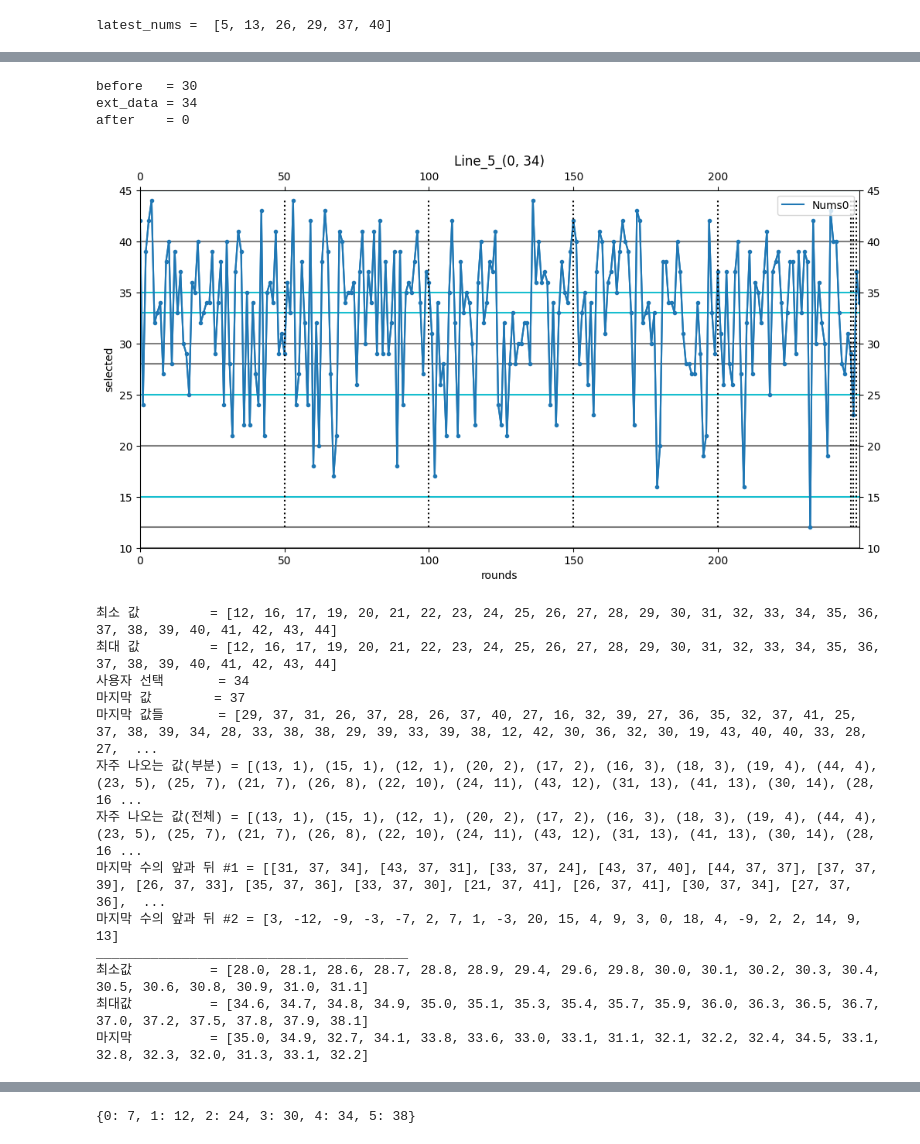
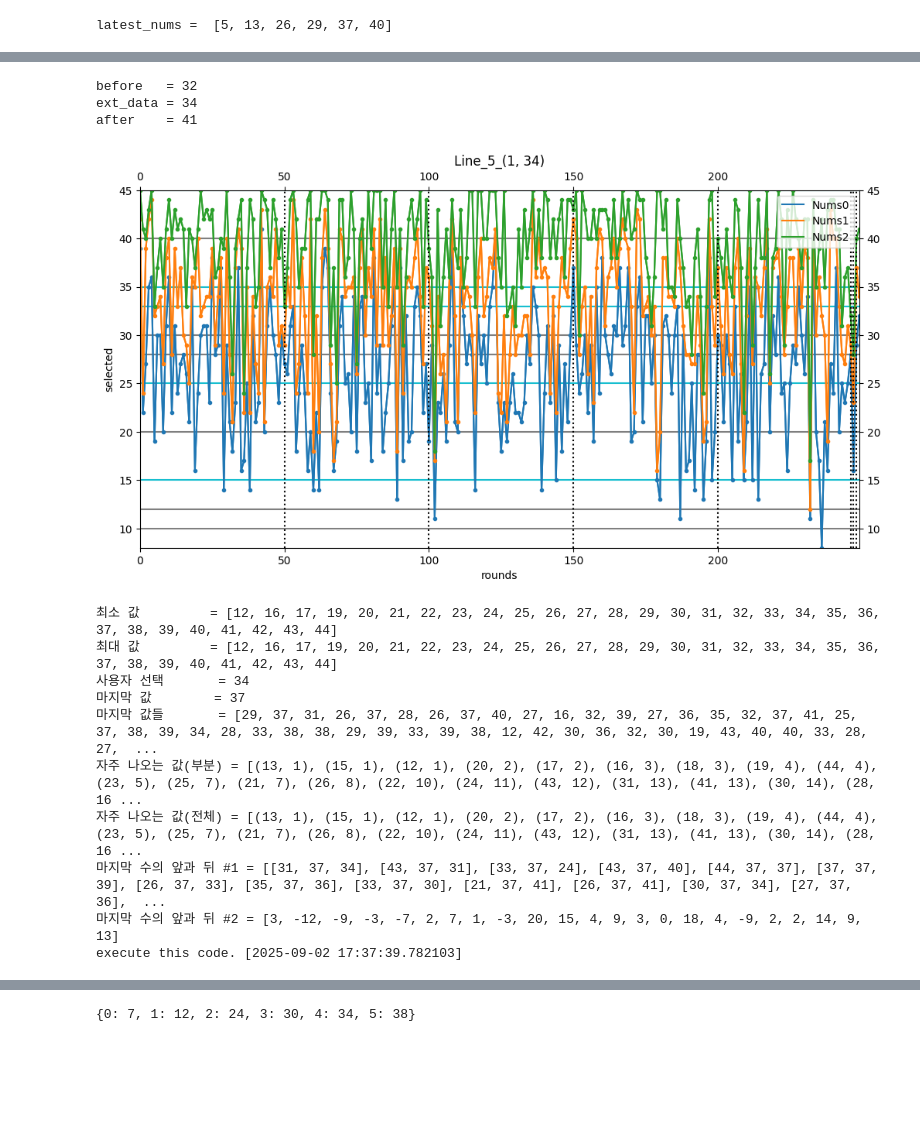
Before and after one commit to swhors/LSTM_Analyze, a Jupyter notebook: foresttrans/memo_0901_3.ipynb, the cells around one changed output, grey strips where cells are left out. Cells and saved outputs as stored; diff of their text form; code cells hidden in the pictures; blank space fills up the shorter version.

```diff
--- a/foresttrans/memo_0901_3.ipynb
+++ b/foresttrans/memo_0901_3.ipynb
@@ -422,7 +421,7 @@ execute this code. [2025-09-01 18:58:39.796911]
 Round = 1
 ############################
 selected = Round - 1
-ext_data = 7
+ext_data = 3
 
 if op_with_re:
     ext_data = candidate[selected]
@@ -586,7 +585,7 @@ Round = 3
 ############################
 selected = Round - 1
 
-ext_data = 24
+ext_data = 16
 
 if op_with_re:
     ext_data = candidate[selected]
@@ -608,7 +607,7 @@ start_pos_0 = 150
 start_pos_1 = 250
 num_data=row_list_none_last[selected]
 show_after = False
-show_before = False
+show_before = True
 show_average = True
 min_max_last_num_length = 20
 show_diff_nums = False
@@ -668,7 +667,7 @@ Round = 4
 ############################
 selected = Round - 1
 
-ext_data = 30
+ext_data = 32
 
 if op_with_re:
     ext_data = candidate[selected]
@@ -771,9 +770,9 @@ lengths = [10]
 start_pos_0 = 150
 start_pos_1 = 250
 num_data=row_list_none_last[selected]
-show_after = False
-show_before = False
-show_average = True
+show_after = True
+show_before = True
+show_average = False
 min_max_last_num_length = 20
 show_diff_nums = False
 
@@ -782,36 +781,36 @@ ext_datas = get_extdatas(show_before, show_after, before, ext_data, after)
 show_data = []
 for i in range(6):
     show_data.append(row_list[i][start_pos:])
 
 vline_poses = []
 for i in range(1, (len(row_list_none_last[selected]) - start_pos_0) // 50 +1):
     vline_poses.append((50*i, 0, 45))
 
 get_information_v2(selected=selected,
                    last_results=row_list_none_last,
                    ext_datas=ext_datas,
                    wanted_data_length=wanted_data_length,
                    helper_line_nums_1=helper_line_nums_1,
                    helper_line_nums_2=helper_line_nums_2,
                    show_diff=True,
                    lengths=lengths,
                    start_pos_0=start_pos_0,
                    start_pos_1=start_pos_1,
                    show_after=show_after,
                    show_before=show_before,
                    show_average=show_average,
                    min_max_last_num_length=min_max_last_num_length,
                    show_diff_nums=show_diff_nums,
                    vline_poses=vline_poses
                    )
 candidate[selected] = ext_data
 update_candidated(candidated={selected: ext_data}, version=version)
 print(f'execute this code. [{datetime.now()}]')
 # %% [output]
-before   = 30
+before   = 32
 ext_data = 34
-after    = 0
+after    = 41
-[figure, old version]
+[figure, new version]
 최소 값         = [12, 16, 17, 19, 20, 21, 22, 23, 24, 25, 26, 27, 28, 29, 30, 31, 32, 33, 34, 35, 36, 37, 38, 39, 40, 41, 42, 43, 44]
 최대 값         = [12, 16, 17, 19, 20, 21, 22, 23, 24, 25, 26, 27, 28, 29, 30, 31, 32, 33, 34, 35, 36, 37, 38, 39, 40, 41, 42, 43, 44]
 사용자 선택       = 34
@@ -821,7 +820,4 @@ after    = 0
 자주 나오는 값(전체) = [(13, 1), (15, 1), (12, 1), (20, 2), (17, 2), (16, 3), (18, 3), (19, 4), (44, 4), (23, 5), (25, 7), (21, 7), (26, 8), (22, 10), (24, 11), (43, 12), (31, 13), (41, 13), (30, 14), (28, 16 ...
 마지막 수의 앞과 뒤 #1 = [[31, 37, 34], [43, 37, 31], [33, 37, 24], [43, 37, 40], [44, 37, 37], [37, 37, 39], [26, 37, 33], [35, 37, 36], [33, 37, 30], [21, 37, 41], [26, 37, 41], [30, 37, 34], [27, 37, 36],  ...
 마지막 수의 앞과 뒤 #2 = [3, -12, -9, -3, -7, 2, 7, 1, -3, 20, 15, 4, 9, 3, 0, 18, 4, -9, 2, 2, 14, 9, 13]
-________________________________________
-최소값          = [28.0, 28.1, 28.6, 28.7, 28.8, 28.9, 29.4, 29.6, 29.8, 30.0, 30.1, 30.2, 30.3, 30.4, 30.5, 30.6, 30.8, 30.9, 31.0, 31.1]
-최대값          = [34.6, 34.7, 34.8, 34.9, 35.0, 35.1, 35.3, 35.4, 35.7, 35.9, 36.0, 36.3, 36.5, 36.7, 37.0, 37.2, 37.5, 37.8, 37.9, 38.1]
-마지막          = [35.0, 34.9, 32.7, 34.1, 33.8, 33.6, 33.0, 33.1, 31.1, 32.1, 32.2, 32.4, 34.5, 33.1, 32.8, 32.3, 32.0, 31.3, 33.1, 32.2]
+execute this code. [2025-09-02 17:37:39.782103]
```
Also changed, not shown: parts of 16 cells of this notebook, 4 other files.
